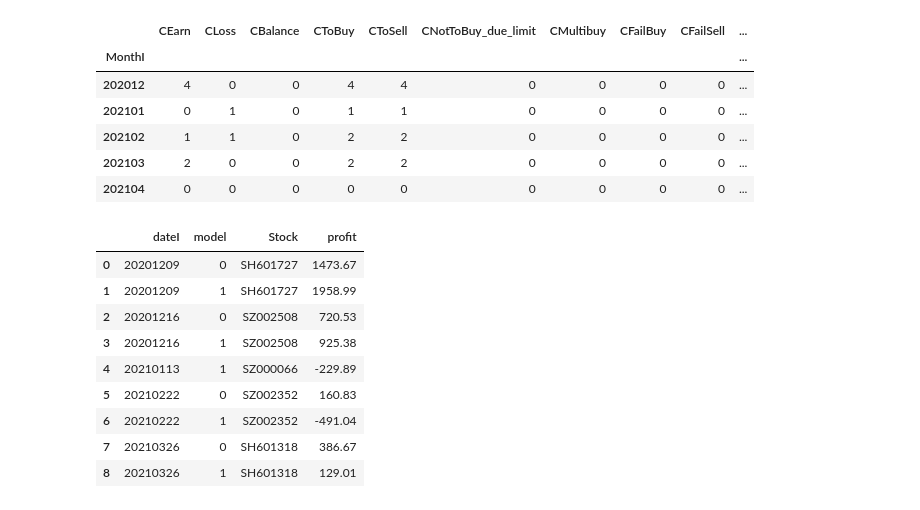
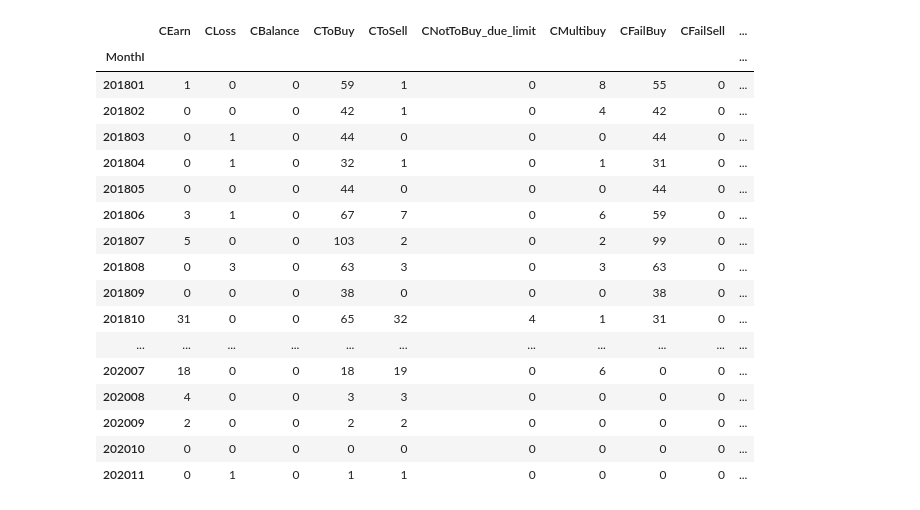
Before and after one commit to 1323767083/2020P3, a Jupyter notebook: Z_AT_M_ana.ipynb, the cells around one changed output. Saved outputs shown, nothing was run; the diff lists cells and outputs as text; code cells hidden in the pictures.

```diff
--- a/Z_AT_M_ana.ipynb
+++ b/Z_AT_M_ana.ipynb
@@ -14,24 +15,22 @@ a=ana_earning("p2","s1","eR2")
 # %%
-_,dfm=get_datas_for_experiment("p2","s1","eR1")
+_,dfm=get_datas_for_experiment("p3","s2","eFS_300")
 dfm
 # %% [output]
 |  | CEarn | CLoss | CBalance | CToBuy | CToSell | CNotToBuy_due_limit | CMultibuy | CFailBuy | CFailSell | ... |
 | MonthI |  |  |  |  |  |  |  |  |  | ... |
-| 202012 | 4 | 0 | 0 | 4 | 4 | 0 | 0 | 0 | 0 | ... |
-| 202101 | 0 | 1 | 0 | 1 | 1 | 0 | 0 | 0 | 0 | ... |
-| 202102 | 1 | 1 | 0 | 2 | 2 | 0 | 0 | 0 | 0 | ... |
-| 202103 | 2 | 0 | 0 | 2 | 2 | 0 | 0 | 0 | 0 | ... |
-| 202104 | 0 | 0 | 0 | 0 | 0 | 0 | 0 | 0 | 0 | ... |
+| 201801 | 1 | 0 | 0 | 59 | 1 | 0 | 8 | 55 | 0 | ... |
+| 201802 | 0 | 0 | 0 | 42 | 1 | 0 | 4 | 42 | 0 | ... |
+| 201803 | 0 | 1 | 0 | 44 | 0 | 0 | 0 | 44 | 0 | ... |
+| 201804 | 0 | 1 | 0 | 32 | 1 | 0 | 1 | 31 | 0 | ... |
+| 201805 | 0 | 0 | 0 | 44 | 0 | 0 | 0 | 44 | 0 | ... |
+| 201806 | 3 | 1 | 0 | 67 | 7 | 0 | 6 | 59 | 0 | ... |
+| 201807 | 5 | 0 | 0 | 103 | 2 | 0 | 2 | 99 | 0 | ... |
+| 201808 | 0 | 3 | 0 | 63 | 3 | 0 | 3 | 63 | 0 | ... |
+| 201809 | 0 | 0 | 0 | 38 | 0 | 0 | 0 | 38 | 0 | ... |
+| 201810 | 31 | 0 | 0 | 65 | 32 | 4 | 1 | 31 | 0 | ... |
+| ... | ... | ... | ... | ... | ... | ... | ... | ... | ... | ... |
+| 202007 | 18 | 0 | 0 | 18 | 19 | 0 | 6 | 0 | 0 | ... |
+| 202008 | 4 | 0 | 0 | 3 | 3 | 0 | 0 | 0 | 0 | ... |
+| 202009 | 2 | 0 | 0 | 2 | 2 | 0 | 0 | 0 | 0 | ... |
+| 202010 | 0 | 0 | 0 | 0 | 0 | 0 | 0 | 0 | 0 | ... |
+| 202011 | 0 | 1 | 0 | 1 | 1 | 0 | 0 | 0 | 0 | ... |
-# %%
-get_per_tran_result('p2', 's1', 'eR1')
-# %% [output]
-|  | dateI | model | Stock | profit |
-| 0 | 20201209 | 0 | SH601727 | 1473.67 |
-| 1 | 20201209 | 1 | SH601727 | 1958.99 |
-| 2 | 20201216 | 0 | SZ002508 | 720.53 |
-| 3 | 20201216 | 1 | SZ002508 | 925.38 |
-| 4 | 20210113 | 1 | SZ000066 | -229.89 |
-| 5 | 20210222 | 0 | SZ002352 | 160.83 |
-| 6 | 20210222 | 1 | SZ002352 | -491.04 |
-| 7 | 20210326 | 0 | SH601318 | 386.67 |
-| 8 | 20210326 | 1 | SH601318 | 129.01 |
```
Also changed, not shown: parts of 6 cells of this notebook, 28 other files.
